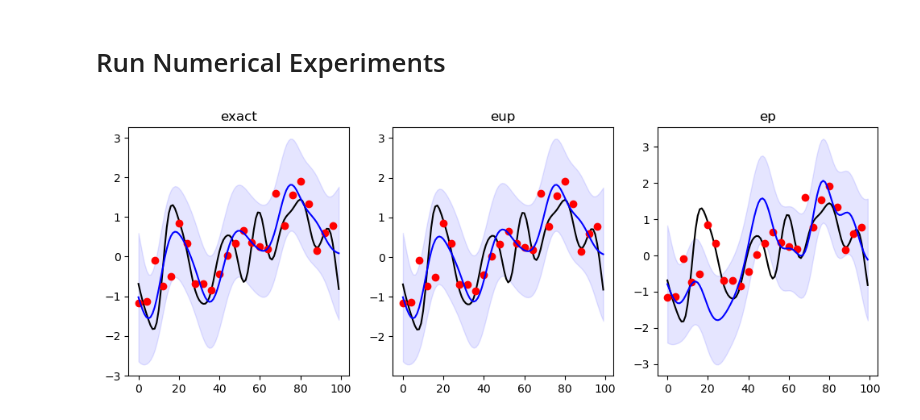
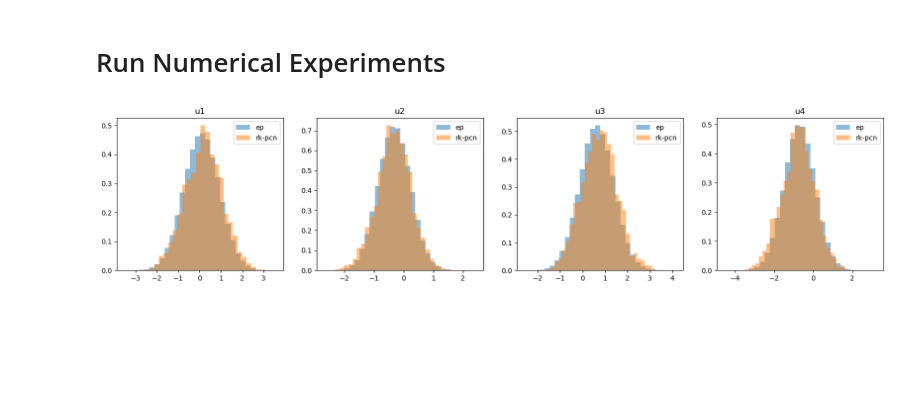
Before and after one commit to arob5/Bayesian-inference-with-surrogates, a Jupyter notebook: experiments/linear_Gaussian/linear_Gaussian_experiment.ipynb, the cells around one changed output. Drawn from its saved outputs; the diff is of its cells as text; code cells hidden in the pictures; blank space fills up the shorter version.

```diff
--- a/experiments/linear_Gaussian/linear_Gaussian_experiment.ipynb
+++ b/experiments/linear_Gaussian/linear_Gaussian_experiment.ipynb
@@ -359,9 +359,9 @@ plt.show()
 # %% [markdown]
 # Run Numerical Experiments
 # %%
-n_reps = 100
+n_reps = 4
 n_plot_rows = int(max(1, np.ceil(d/4)))
 # %%
-inv_prob_rep, test_rep, res, probs = run_coverage_test(rng, n_reps, m0=inv_prob.prior.mean,
-                                                       C0=inv_prob.prior.cov, Sig=inv_prob.noise.cov,
-                                                       G=inv_prob.G, Q_true=Q1, Q=Q1)
+tests, res, probs = run_coverage_test(rng, n_reps, m0=inv_prob.prior.mean,
+                                      C0=inv_prob.prior.cov, Sig=inv_prob.noise.cov,
+                                      G=inv_prob.G, Q_true=Q1, Q=Q1)
@@ -367,0 +374,10 @@ inv_prob_rep, test_rep, res, probs = run_coverage_test(rng, n_reps, m0=inv_prob.
+# %%
+test = tests[0]
+post_labels = ["ep", "rk-pcn"]
+
+test.reset_samplers()
+fig = test.get_hist_plot(n_samp=100000, include=post_labels, idcs=[0, 7, 50, 98])
+
+display(fig)
+# %% [output]
+[figure, added]
@@ -403,8 +424,6 @@ ax[2].plot(grid, test_rep.ep_post.mean, color="blue", label="post mean")
 ax[2].set_title("ep")
 
 plt.show()
-# %% [output]
-[figure, removed]
 # %%
 # tester.estimate_expected_kl(100000)
 # tester.calc_expected_kl()
```
Also changed, not shown: parts of 12 cells of this notebook, 3 other files.
